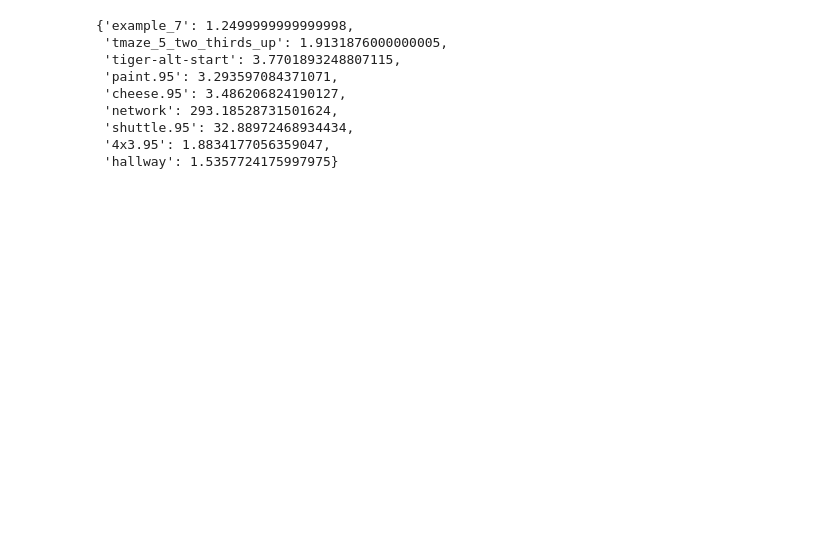
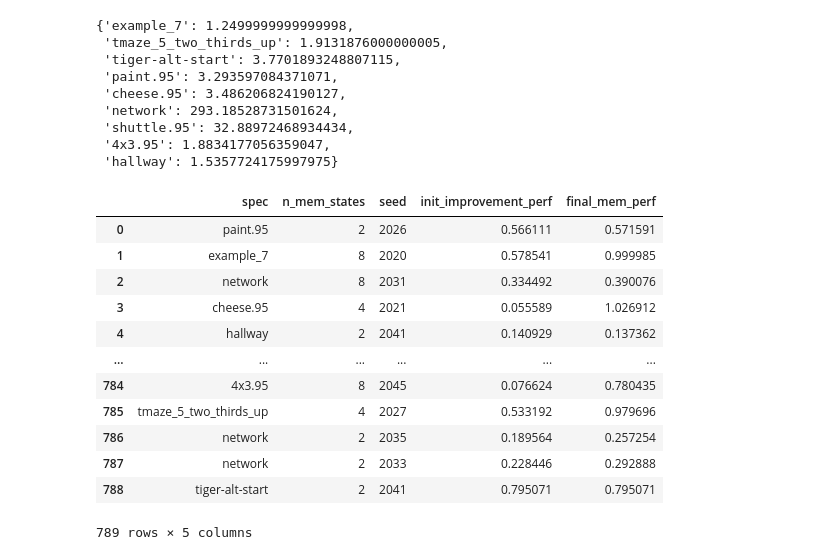
Before and after one commit to camall3n/grl, a Jupyter notebook: scripts/plotting/mi_performance.ipynb, the cells around one changed output. Saved outputs shown, nothing was run; the diff lists cells and outputs as text; code cells hidden in the pictures; blank space fills up the shorter version.

```diff
--- a/scripts/plotting/mi_performance.ipynb
+++ b/scripts/plotting/mi_performance.ipynb
@@ -171,5 +171,21 @@ normalized_df['init_improvement_perf'] = (normalized_df['init_improvement_perf']
 normalized_df['final_mem_perf'] = (normalized_df['final_mem_perf'] - merged_df['init_policy_perf']) / (merged_df['compare_to_perf'] - merged_df['init_policy_perf'])
 del normalized_df['init_policy_perf']
 del normalized_df['compare_to_perf']
+# %%
+normalized_df
+# %% [output]
+|  | spec | n_mem_states | seed | init_improvement_perf | final_mem_perf |
+| 0 | paint.95 | 2 | 2026 | 0.566111 | 0.571591 |
+| 1 | example_7 | 8 | 2020 | 0.578541 | 0.999985 |
+| 2 | network | 8 | 2031 | 0.334492 | 0.390076 |
+| 3 | cheese.95 | 4 | 2021 | 0.055589 | 1.026912 |
+| 4 | hallway | 2 | 2041 | 0.140929 | 0.137362 |
+| ... | ... | ... | ... | ... | ... |
+| 784 | 4x3.95 | 8 | 2045 | 0.076624 | 0.780435 |
+| 785 | tmaze_5_two_thirds_up | 4 | 2027 | 0.533192 | 0.979696 |
+| 786 | network | 2 | 2035 | 0.189564 | 0.257254 |
+| 787 | network | 2 | 2033 | 0.228446 | 0.292888 |
+| 788 | tiger-alt-start | 2 | 2041 | 0.795071 | 0.795071 |
+789 rows × 5 columns
 # %%
 # normalized_df[normalized_df['spec'] == 'prisoners_dilemma_all_c']
```
Also changed, not shown: parts of 4 cells of this notebook, 1 other file.
